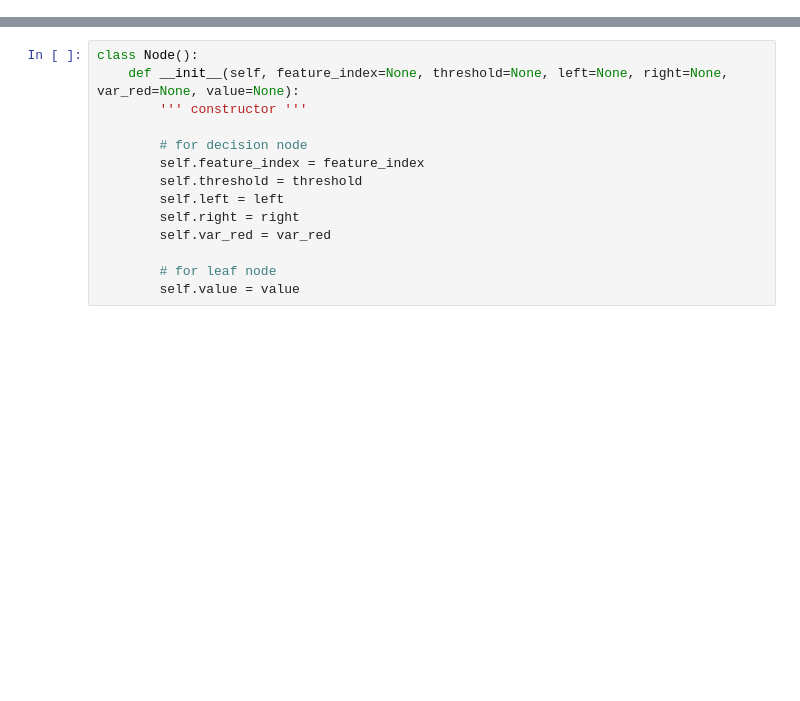
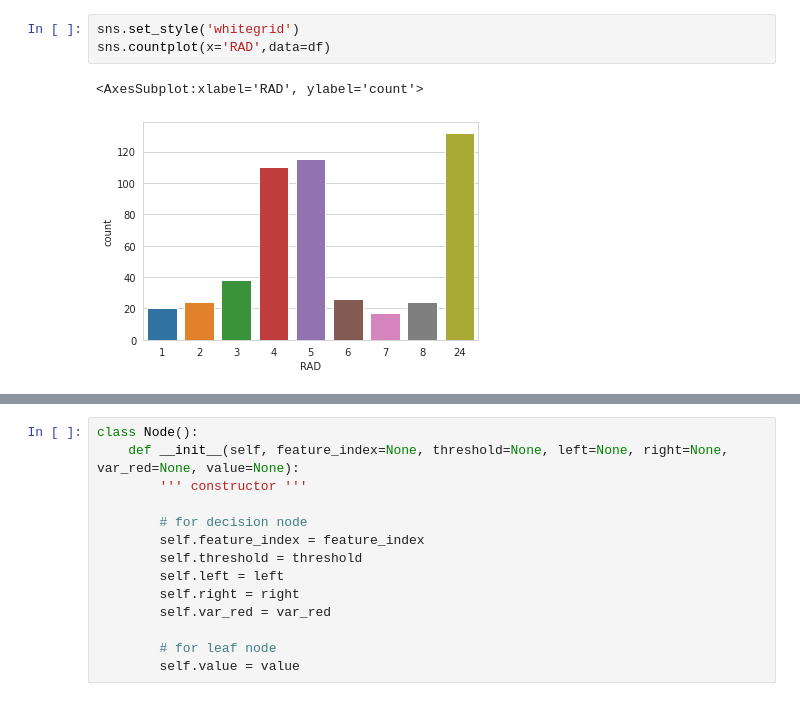
Before and after one commit to akshay1290/DecisionTreeRegreession-CART-, a Jupyter notebook: Boston_houseprice_prediction_from_scratch_1.ipynb, the cells around one changed output, grey strips where cells are left out. Saved outputs shown, nothing was run; the diff lists cells and outputs as text; blank space fills up the shorter version.

```diff
--- a/Boston_houseprice_prediction_from_scratch_1.ipynb
+++ b/Boston_houseprice_prediction_from_scratch_1.ipynb
@@ -101,0 +210,6 @@ dtype: int64
+# %%
+sns.set_style('whitegrid')
+sns.countplot(x='RAD',data=df)
+# %% [output]
+<AxesSubplot:xlabel='RAD', ylabel='count'>
+[figure, added]
```
Also changed, not shown: parts of 48 cells of this notebook.
